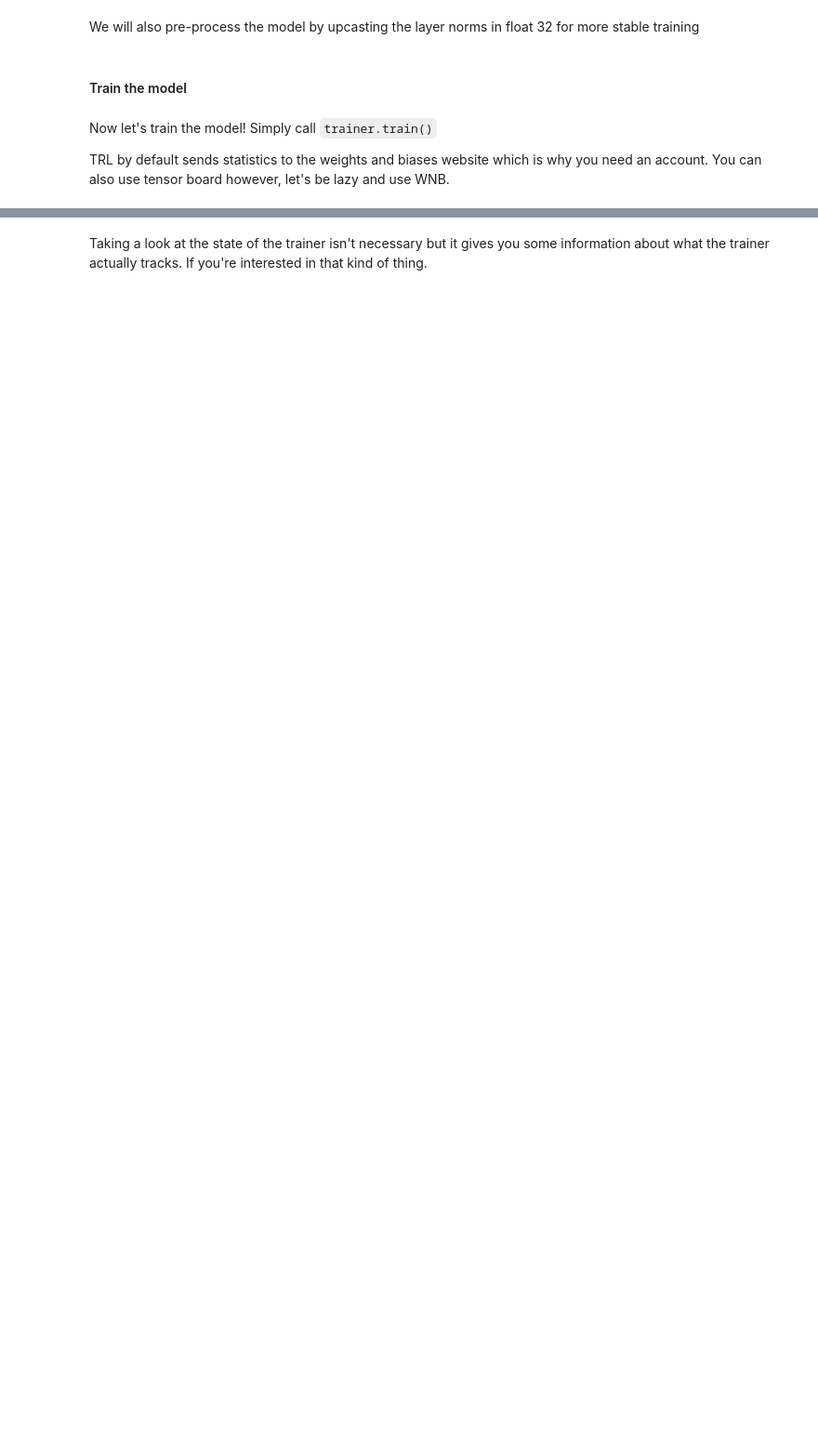
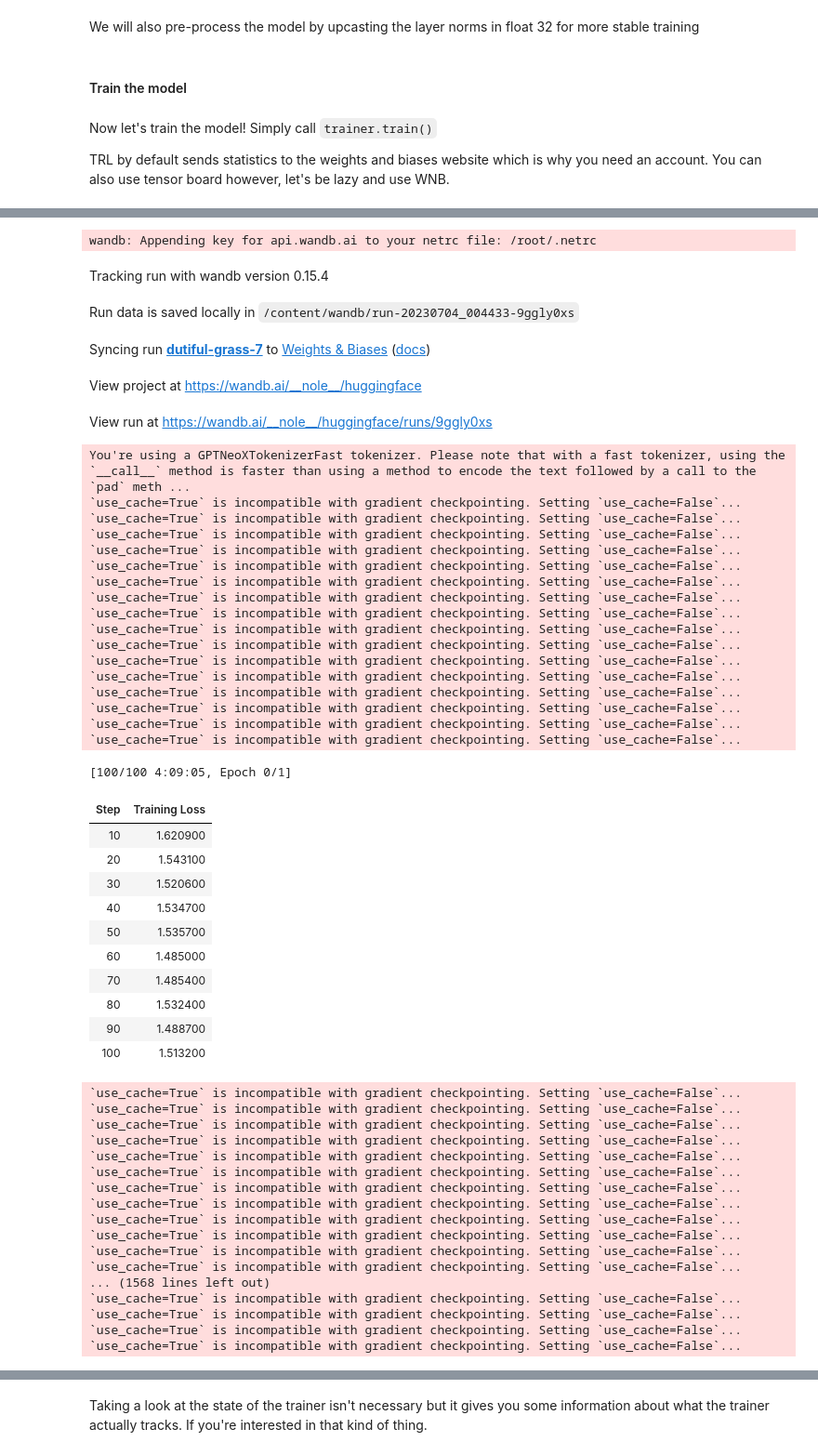
Before and after one commit to BoxOfCereal/Fine-Tuning-Loop, a Jupyter notebook: fine_tune_loop.ipynb, the cells around one changed output, grey strips where cells are left out. Shown at 93% size. Saved outputs shown, nothing was run; the diff lists cells and outputs as text; code cells hidden in the pictures; blank space fills up the shorter version.

```diff
--- a/fine_tune_loop.ipynb
+++ b/fine_tune_loop.ipynb
@@ -316,18 +369,21 @@ from transformers import TrainingArguments
 
 output_dir = "./results"
 per_device_train_batch_size = 4
-gradient_accumulation_steps = 4
+gradient_accumulation_steps = 16
 optim = "paged_adamw_32bit"
 save_steps = 10
 logging_steps = 10
 learning_rate = 2e-4
 max_grad_norm = 0.3
-max_steps = 500
+max_steps = 100
 warmup_ratio = 0.03
 lr_scheduler_type = "constant"
 
 training_arguments = TrainingArguments(
     output_dir=output_dir,
+    resume_from_checkpoint=True,
+    push_to_hub=True,
+    hub_strategy="checkpoint" ,#"all_checkpoints",
     per_device_train_batch_size=per_device_train_batch_size,
     gradient_accumulation_steps=gradient_accumulation_steps,
     optim=optim,
@@ -373,5 +439,6 @@ for name, module in trainer.model.named_modules():
 Now let's train the model! Simply call `trainer.train()`
 
 TRL by default sends statistics to the weights and biases website which is why you need an account. You can also use tensor board however, let's be lazy and use WNB.
-# %%
-trainer.train()
+# %%
+result = trainer.train()
+# %% [output]
@@ -377,0 +450,52 @@ trainer.train()
+wandb: Appending key for api.wandb.ai to your netrc file: /root/.netrc
+Tracking run with wandb version 0.15.4
+Run data is saved locally in /content/wandb/run-20230704_004433-9ggly0xs
+Syncing run dutiful-grass-7 to Weights & Biases (docs)
+View project at https://wandb.ai/__nole__/huggingface
+View run at https://wandb.ai/__nole__/huggingface/runs/9ggly0xs
+You're using a GPTNeoXTokenizerFast tokenizer. Please note that with a fast tokenizer, using the `__call__` method is faster than using a method to encode the text followed by a call to the `pad` meth ...
+`use_cache=True` is incompatible with gradient checkpointing. Setting `use_cache=False`...
+`use_cache=True` is incompatible with gradient checkpointing. Setting `use_cache=False`...
+`use_cache=True` is incompatible with gradient checkpointing. Setting `use_cache=False`...
+`use_cache=True` is incompatible with gradient checkpointing. Setting `use_cache=False`...
+`use_cache=True` is incompatible with gradient checkpointing. Setting `use_cache=False`...
+`use_cache=True` is incompatible with gradient checkpointing. Setting `use_cache=False`...
+`use_cache=True` is incompatible with gradient checkpointing. Setting `use_cache=False`...
+`use_cache=True` is incompatible with gradient checkpointing. Setting `use_cache=False`...
+`use_cache=True` is incompatible with gradient checkpointing. Setting `use_cache=False`...
+`use_cache=True` is incompatible with gradient checkpointing. Setting `use_cache=False`...
+`use_cache=True` is incompatible with gradient checkpointing. Setting `use_cache=False`...
+`use_cache=True` is incompatible with gradient checkpointing. Setting `use_cache=False`...
+`use_cache=True` is incompatible with gradient checkpointing. Setting `use_cache=False`...
+`use_cache=True` is incompatible with gradient checkpointing. Setting `use_cache=False`...
+`use_cache=True` is incompatible with gradient checkpointing. Setting `use_cache=False`...
+`use_cache=True` is incompatible with gradient checkpointing. Setting `use_cache=False`...
+[100/100 4:09:05, Epoch 0/1]
+| Step | Training Loss |
+| 10 | 1.620900 |
+| 20 | 1.543100 |
+| 30 | 1.520600 |
+| 40 | 1.534700 |
+| 50 | 1.535700 |
+| 60 | 1.485000 |
+| 70 | 1.485400 |
+| 80 | 1.532400 |
+| 90 | 1.488700 |
+| 100 | 1.513200 |
+`use_cache=True` is incompatible with gradient checkpointing. Setting `use_cache=False`...
+`use_cache=True` is incompatible with gradient checkpointing. Setting `use_cache=False`...
+`use_cache=True` is incompatible with gradient checkpointing. Setting `use_cache=False`...
+`use_cache=True` is incompatible with gradient checkpointing. Setting `use_cache=False`...
+`use_cache=True` is incompatible with gradient checkpointing. Setting `use_cache=False`...
+`use_cache=True` is incompatible with gradient checkpointing. Setting `use_cache=False`...
+`use_cache=True` is incompatible with gradient checkpointing. Setting `use_cache=False`...
+`use_cache=True` is incompatible with gradient checkpointing. Setting `use_cache=False`...
+`use_cache=True` is incompatible with gradient checkpointing. Setting `use_cache=False`...
+`use_cache=True` is incompatible with gradient checkpointing. Setting `use_cache=False`...
+`use_cache=True` is incompatible with gradient checkpointing. Setting `use_cache=False`...
+`use_cache=True` is incompatible with gradient checkpointing. Setting `use_cache=False`...
+... (1568 lines left out)
+`use_cache=True` is incompatible with gradient checkpointing. Setting `use_cache=False`...
+`use_cache=True` is incompatible with gradient checkpointing. Setting `use_cache=False`...
+`use_cache=True` is incompatible with gradient checkpointing. Setting `use_cache=False`...
+`use_cache=True` is incompatible with gradient checkpointing. Setting `use_cache=False`...
```
Also changed, not shown: parts of 16 cells of this notebook.
